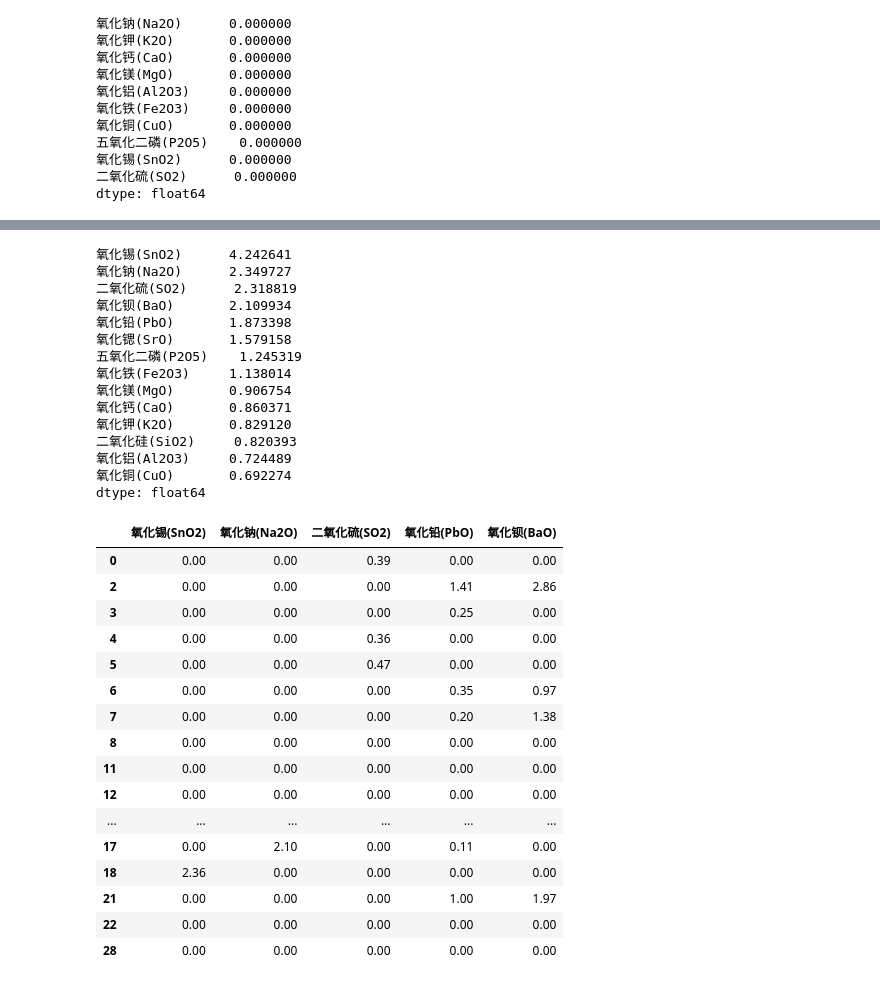
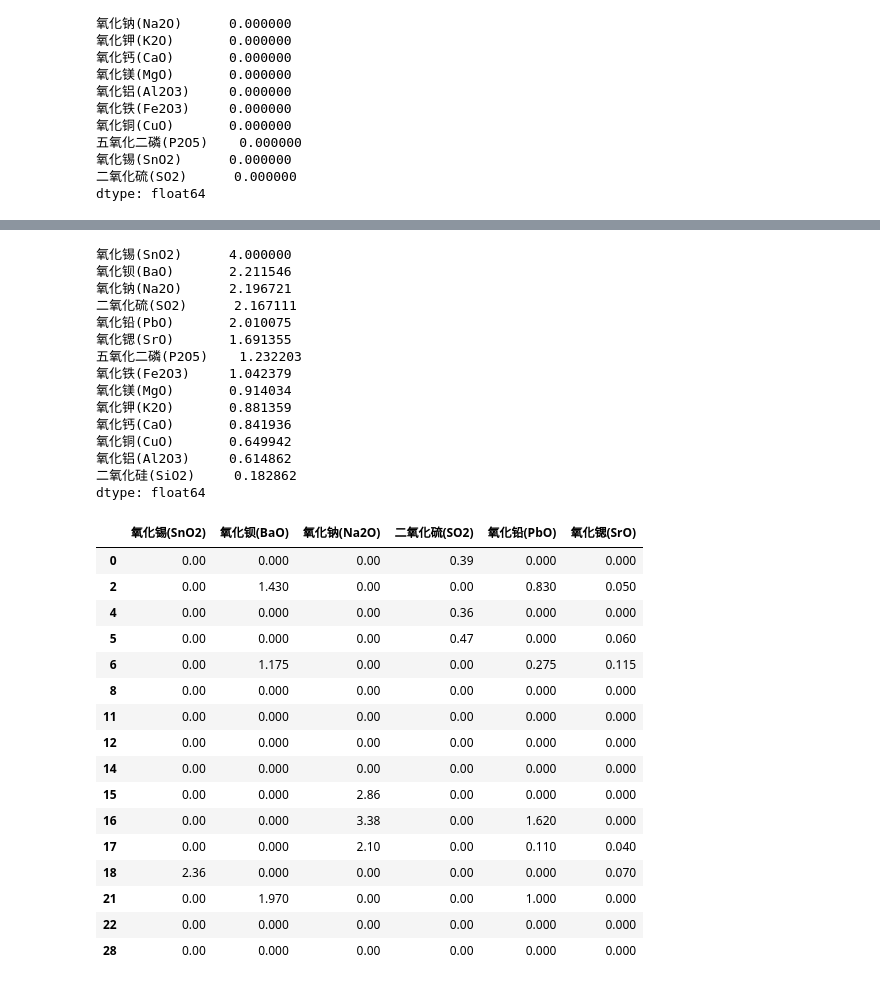
Before and after one commit to SunDocker/MCM, a Jupyter notebook: 2022C/question2.ipynb, the cells around one changed output, grey strips where cells are left out. Cells and saved outputs as stored; diff of their text form; code cells hidden in the pictures.

```diff
--- a/2022C/question2.ipynb
+++ b/2022C/question2.ipynb
@@ -203,4 +203,6 @@ dtype: float64
 # %%
-from sklearn.preprocessing import MinMaxScaler
 df2_k_cc = df2_valid[df2_valid.类型=='高钾'].drop(['文物编号','文物采样点','纹饰','类型','颜色','表面风化'],axis=1)
-df2_k_cc_mm = pd.DataFrame(MinMaxScaler().fit(df2_k_cc).transform(df2_k_cc), columns=df2_k_cc.columns)
+df2_k_cc.iloc[1] = df2_k_cc.iloc[1:3].mean()
+df2_k_cc.iloc[5] = df2_k_cc.iloc[5:7].mean()
+df2_k_cc = df2_k_cc.drop([3,7])
+df2_k_cc
@@ -207,39 +227,39 @@ df2_k_cc_mm = pd.DataFrame(MinMaxScaler().fit(df2_k_cc).transform(df2_k_cc), col
 # %%
-(df2_k_cc_mm.std() / df2_k_cc_mm.mean()).sort_values(ascending=False)
+(df2_k_cc.std() / df2_k_cc.mean()).sort_values(ascending=False)
 # %% [output]
-氧化锡(SnO2)      4.242641
-氧化钠(Na2O)      2.349727
-二氧化硫(SO2)      2.318819
-氧化钡(BaO)       2.109934
-氧化铅(PbO)       1.873398
-氧化锶(SrO)       1.579158
-五氧化二磷(P2O5)    1.245319
-氧化铁(Fe2O3)     1.138014
-氧化镁(MgO)       0.906754
-氧化钙(CaO)       0.860371
-氧化钾(K2O)       0.829120
-二氧化硅(SiO2)     0.820393
-氧化铝(Al2O3)     0.724489
-氧化铜(CuO)       0.692274
+氧化锡(SnO2)      4.000000
+氧化钡(BaO)       2.211546
+氧化钠(Na2O)      2.196721
+二氧化硫(SO2)      2.167111
+氧化铅(PbO)       2.010075
+氧化锶(SrO)       1.691355
+五氧化二磷(P2O5)    1.232203
+氧化铁(Fe2O3)     1.042379
+氧化镁(MgO)       0.914034
+氧化钾(K2O)       0.881359
+氧化钙(CaO)       0.841936
+氧化铜(CuO)       0.649942
+氧化铝(Al2O3)     0.614862
+二氧化硅(SiO2)     0.182862
 dtype: float64
 # %%
-df2_k_cc_cluster = df2_k_cc[['氧化锡(SnO2)','氧化钠(Na2O)','二氧化硫(SO2)','氧化铅(PbO)','氧化钡(BaO)']]
+df2_k_cc_cluster = df2_k_cc[['氧化锡(SnO2)','氧化钡(BaO)','氧化钠(Na2O)','二氧化硫(SO2)','氧化铅(PbO)', '氧化锶(SrO)']]
 df2_k_cc_cluster
 # %% [output]
-|  | 氧化锡(SnO2) | 氧化钠(Na2O) | 二氧化硫(SO2) | 氧化铅(PbO) | 氧化钡(BaO) |
-| 0 | 0.00 | 0.00 | 0.39 | 0.00 | 0.00 |
-| 2 | 0.00 | 0.00 | 0.00 | 1.41 | 2.86 |
-| 3 | 0.00 | 0.00 | 0.00 | 0.25 | 0.00 |
-| 4 | 0.00 | 0.00 | 0.36 | 0.00 | 0.00 |
-| 5 | 0.00 | 0.00 | 0.47 | 0.00 | 0.00 |
-| 6 | 0.00 | 0.00 | 0.00 | 0.35 | 0.97 |
-| 7 | 0.00 | 0.00 | 0.00 | 0.20 | 1.38 |
-| 8 | 0.00 | 0.00 | 0.00 | 0.00 | 0.00 |
-| 11 | 0.00 | 0.00 | 0.00 | 0.00 | 0.00 |
-| 12 | 0.00 | 0.00 | 0.00 | 0.00 | 0.00 |
-| ... | ... | ... | ... | ... | ... |
-| 17 | 0.00 | 2.10 | 0.00 | 0.11 | 0.00 |
-| 18 | 2.36 | 0.00 | 0.00 | 0.00 | 0.00 |
-| 21 | 0.00 | 0.00 | 0.00 | 1.00 | 1.97 |
-| 22 | 0.00 | 0.00 | 0.00 | 0.00 | 0.00 |
-| 28 | 0.00 | 0.00 | 0.00 | 0.00 | 0.00 |
+|  | 氧化锡(SnO2) | 氧化钡(BaO) | 氧化钠(Na2O) | 二氧化硫(SO2) | 氧化铅(PbO) | 氧化锶(SrO) |
+| 0 | 0.00 | 0.000 | 0.00 | 0.39 | 0.000 | 0.000 |
+| 2 | 0.00 | 1.430 | 0.00 | 0.00 | 0.830 | 0.050 |
+| 4 | 0.00 | 0.000 | 0.00 | 0.36 | 0.000 | 0.000 |
+| 5 | 0.00 | 0.000 | 0.00 | 0.47 | 0.000 | 0.060 |
+| 6 | 0.00 | 1.175 | 0.00 | 0.00 | 0.275 | 0.115 |
+| 8 | 0.00 | 0.000 | 0.00 | 0.00 | 0.000 | 0.000 |
+| 11 | 0.00 | 0.000 | 0.00 | 0.00 | 0.000 | 0.000 |
+| 12 | 0.00 | 0.000 | 0.00 | 0.00 | 0.000 | 0.000 |
+| 14 | 0.00 | 0.000 | 0.00 | 0.00 | 0.000 | 0.000 |
+| 15 | 0.00 | 0.000 | 2.86 | 0.00 | 0.000 | 0.000 |
+| 16 | 0.00 | 0.000 | 3.38 | 0.00 | 1.620 | 0.000 |
+| 17 | 0.00 | 0.000 | 2.10 | 0.00 | 0.110 | 0.040 |
+| 18 | 2.36 | 0.000 | 0.00 | 0.00 | 0.000 | 0.070 |
+| 21 | 0.00 | 1.970 | 0.00 | 0.00 | 1.000 | 0.000 |
+| 22 | 0.00 | 0.000 | 0.00 | 0.00 | 0.000 | 0.000 |
+| 28 | 0.00 | 0.000 | 0.00 | 0.00 | 0.000 | 0.000 |
```
Also changed, not shown: parts of 23 cells of this notebook, 8 other files.
